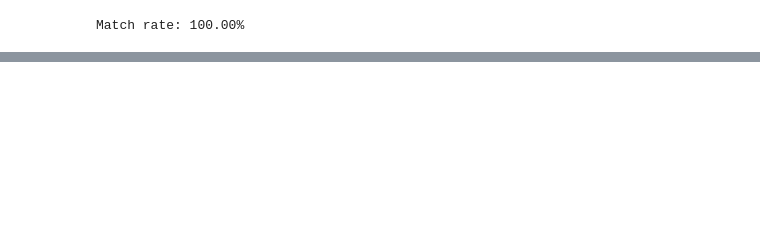
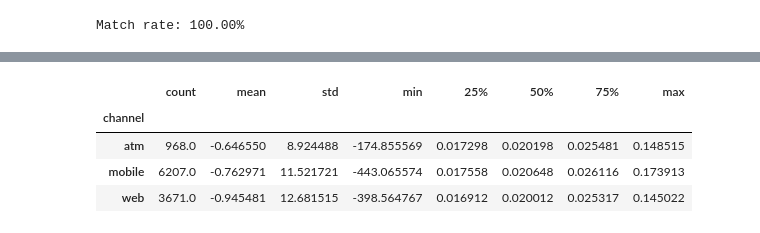
Before and after one commit to LeesiElekwa/Digital_Transfer_Fraud_Detection_System, a Jupyter notebook: Notebooks/Data Cleaning.ipynb, the cells around one changed output, grey strips where cells are left out. Saved outputs shown, nothing was run; the diff lists cells and outputs as text; code cells hidden in the pictures; blank space fills up the shorter version.

```diff
--- a/Notebooks/Data Cleaning.ipynb
+++ b/Notebooks/Data Cleaning.ipynb
@@ -496,0 +556,12 @@ device_trust_score           295
+# %%
+# Step 2 - Checking to see if fees depend on channel of transaction in relation to amount src
+
+df_transaction.dropna(subset=["fee", "amount_src"]).assign(
+    fee_ratio=lambda x: x["fee"] / x["amount_src"]
+).groupby("channel")["fee_ratio"].describe()
+# %% [output]
+|  | count | mean | std | min | 25% | 50% | 75% | max |
+| channel |  |  |  |  |  |  |  |  |
+| atm | 968.0 | -0.646550 | 8.924488 | -174.855569 | 0.017298 | 0.020198 | 0.025481 | 0.148515 |
+| mobile | 6207.0 | -0.762971 | 11.521721 | -443.065574 | 0.017558 | 0.020648 | 0.026116 | 0.173913 |
+| web | 3671.0 | -0.945481 | 12.681515 | -398.564767 | 0.016912 | 0.020012 | 0.025317 | 0.145022 |
```
Also changed, not shown: parts of 11 cells of this notebook.
